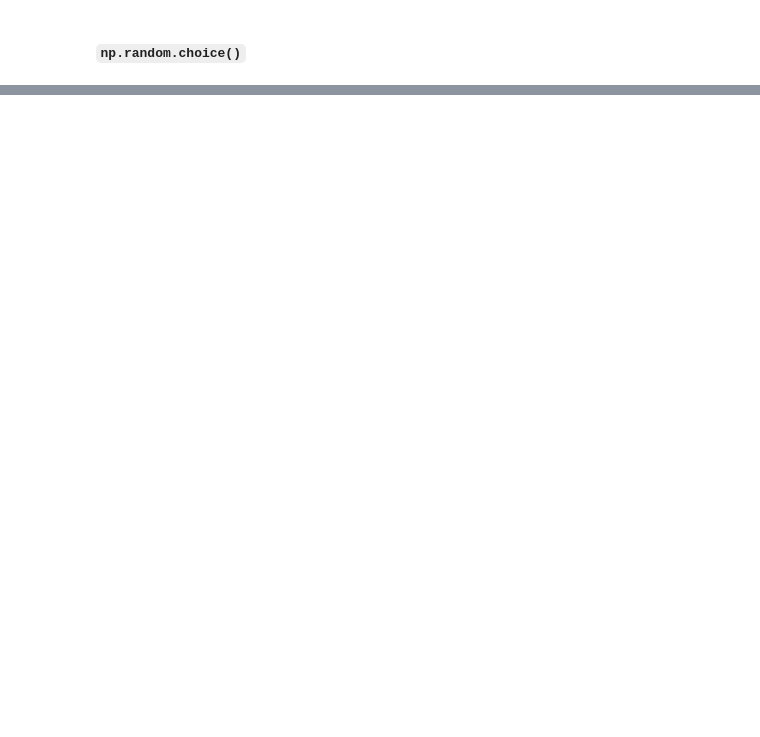
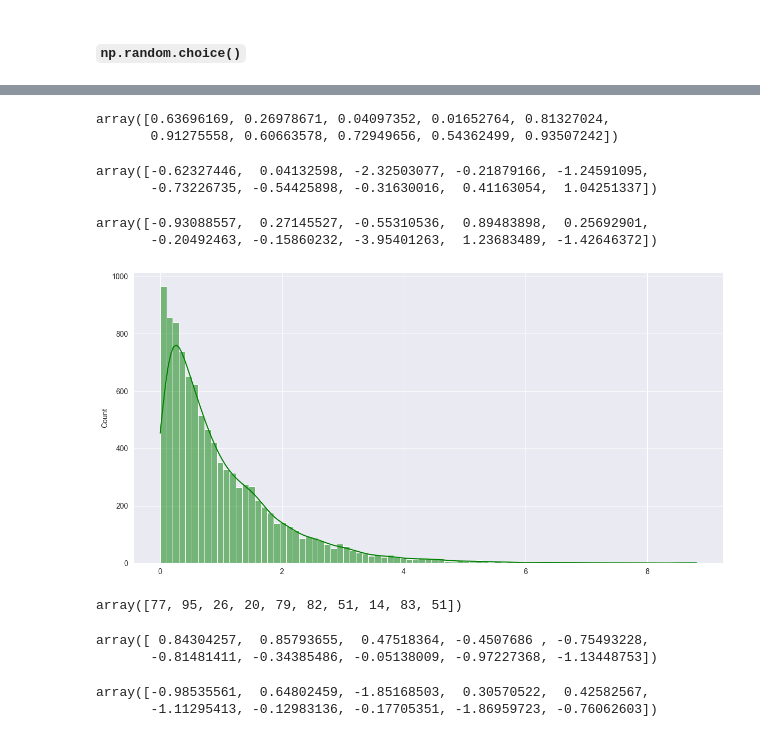
Before and after one commit to basu-binayak/NumPyUnleashed, a Jupyter notebook: notebooks/01-Create_NumPy_Array.ipynb, the cells around one changed output, grey strips where cells are left out. Cells and saved outputs as stored; diff of their text form; code cells hidden in the pictures; blank space fills up the shorter version.

```diff
--- a/notebooks/01-Create_NumPy_Array.ipynb
+++ b/notebooks/01-Create_NumPy_Array.ipynb
@@ -318,0 +418,45 @@ plt.show()
+# %%
+# random
+rng1 = np.random.default_rng(0)
+rng1.random(10) # 10 floats between 0 and 1
+# %% [output]
+array([0.63696169, 0.26978671, 0.04097352, 0.01652764, 0.81327024,
+       0.91275558, 0.60663578, 0.72949656, 0.54362499, 0.93507242])
+# %%
+# randn
+rng1.standard_normal(10)
+# %% [output]
+array([-0.62327446,  0.04132598, -2.32503077, -0.21879166, -1.24591095,
+       -0.73226735, -0.54425898, -0.31630016,  0.41163054,  1.04251337])
+# %%
+# standard_t distribution
+rng1.standard_t(df=10, size=10)
+# %% [output]
+array([-0.93088557,  0.27145527, -0.55310536,  0.89483898,  0.25692901,
+       -0.20492463, -0.15860232, -3.95401263,  1.23683489, -1.42646372])
+# %%
+# we can also get standard_exponential, standard_cauchy, standard_t and many more
+
+plt.figure(figsize=(12,6))
+sns.histplot(rng1.standard_exponential(10000), kde=True, color='green')
+
+plt.tight_layout()
+plt.show()
+# %% [output]
+[figure, added]
+# %%
+rng2 = np.random.default_rng(10)
+rng2.integers(low=0, high=100, size=10)
+# %% [output]
+array([77, 95, 26, 20, 79, 82, 51, 14, 83, 51])
+# %%
+# normal
+rng2.normal(loc=0, scale=1, size=10)
+# %% [output]
+array([ 0.84304257,  0.85793655,  0.47518364, -0.4507686 , -0.75493228,
+       -0.81481411, -0.34385486, -0.05138009, -0.97227368, -1.13448753])
+# %%
+rng2.permutation(rng2.normal(loc=0, scale=1, size=10))
+# %% [output]
+array([-0.98535561,  0.64802459, -1.85168503,  0.30570522,  0.42582567,
+       -1.11295413, -0.12983136, -0.17705351, -1.86959723, -0.76062603])
```
Also changed, not shown: parts of 13 cells of this notebook, 4 other files.
